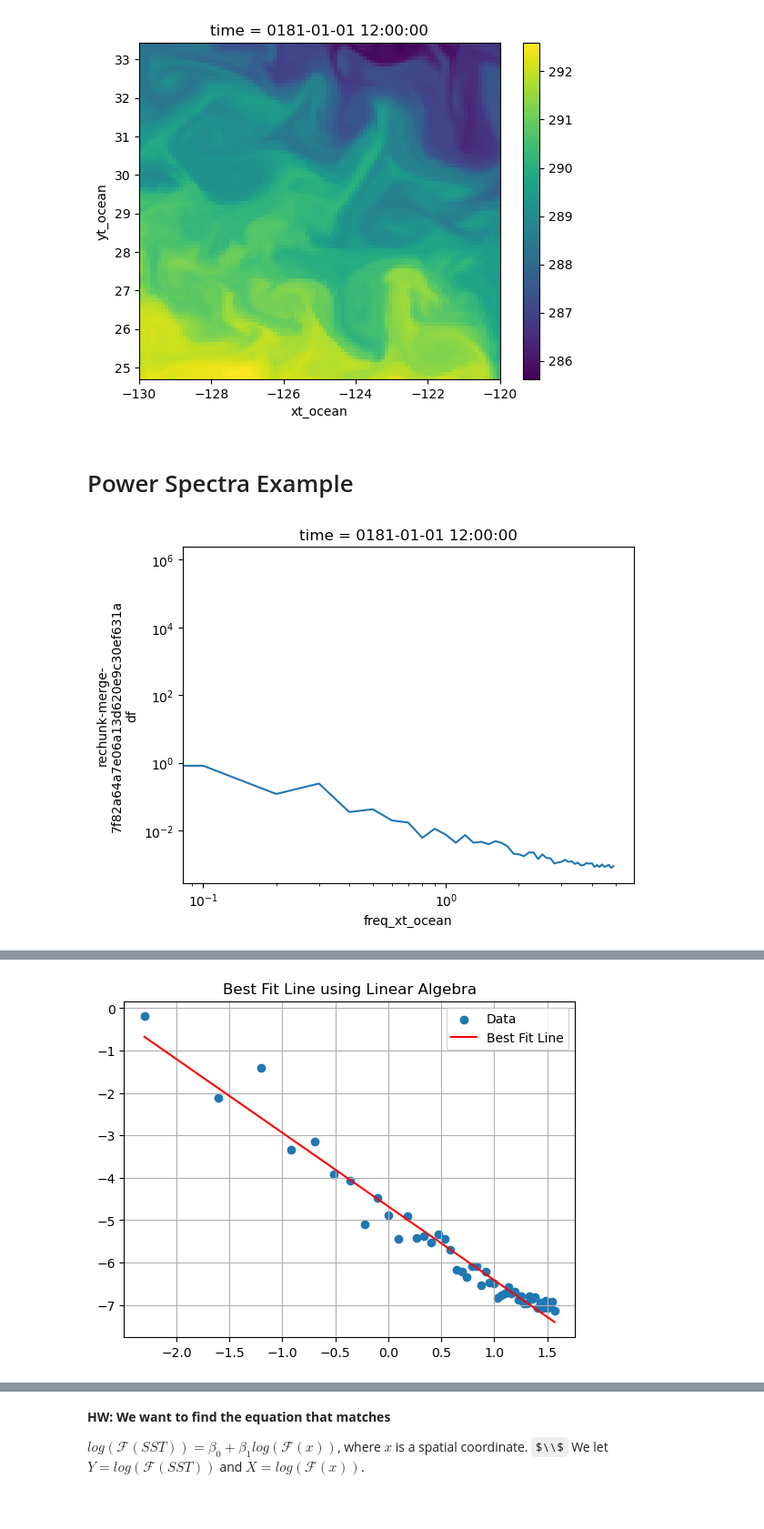
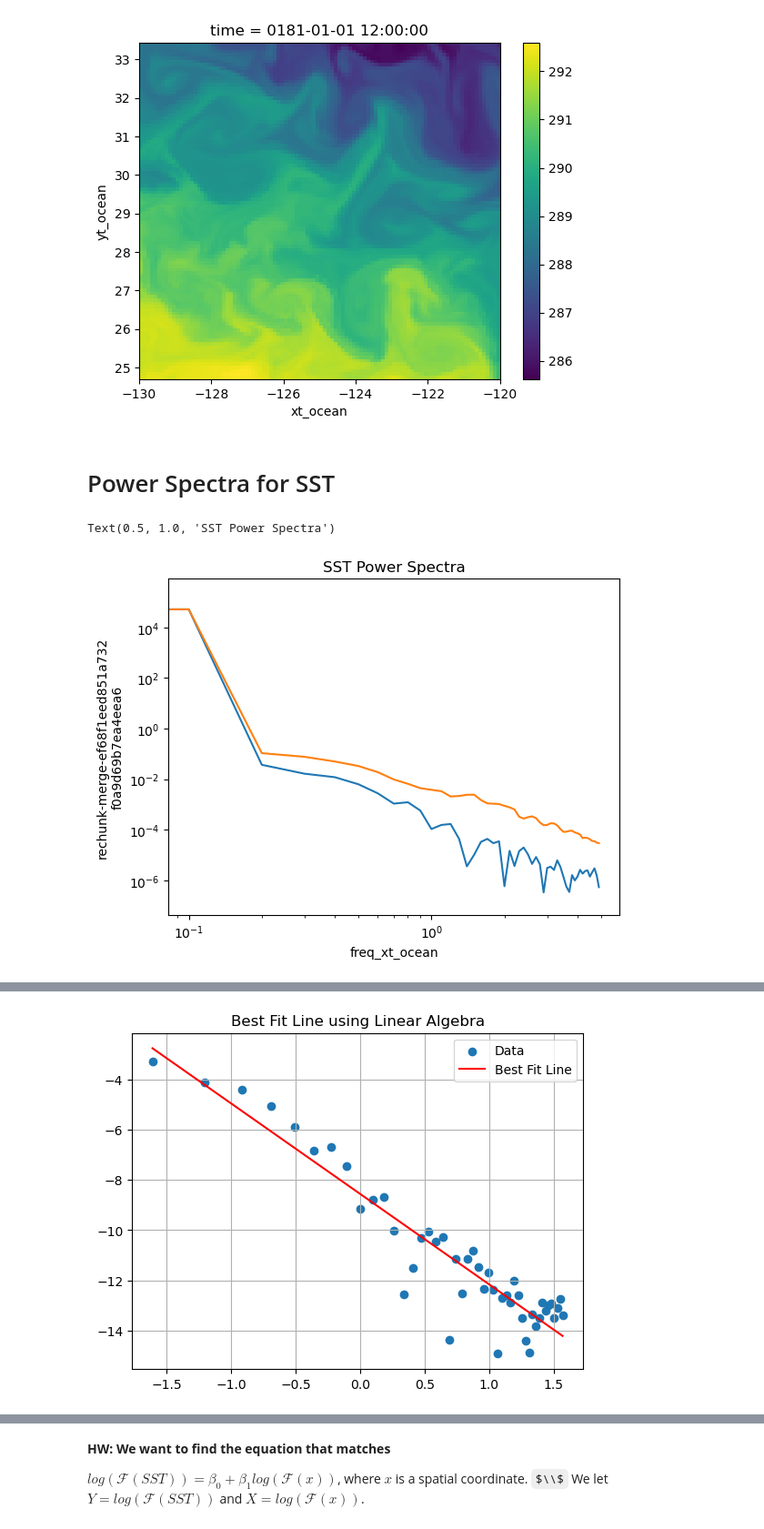
Before and after one commit to ocean-transport/air-sea-ML, a Jupyter notebook: powerSpectraTrial.ipynb, the cells around one changed output, grey strips where cells are left out. Shown at 91% size. Cells and saved outputs as stored; diff of their text form; code cells hidden in the pictures; some formulas as TeX source.

```diff
--- a/powerSpectraTrial.ipynb
+++ b/powerSpectraTrial.ipynb
@@ -243,4 +21,4 @@ def load_and_combine_cm26(
 # %%
-ds_merged  = load_and_combine_cm26(fs, inline_array=True)
+ds_merged = preprocess_data()
 ds_merged
 # %% [output]
@@ -400,14 +181,18 @@ Fda_1.real.plot()
 <matplotlib.collections.QuadMesh at 0x...>
 [figure]
 # %% [markdown]
-# Power Spectra Example
+# Power Spectra for SST
 # %%
-ps = xrft.power_spectrum(ds_finalTest.mean(dim='yt_ocean'), dim='xt_ocean')
+ps = xrft.power_spectrum(ds_finalTest.mean(dim='yt_ocean'), dim='xt_ocean', window=True)
+ps1 = xrft.power_spectrum(ds_finalTest, dim='xt_ocean', window=True).mean(dim='yt_ocean')
 ps.plot()
+ps1.plot()
 plt.yscale('log')
 plt.xscale('log')
+plt.title('SST Power Spectra')
 # %% [output]
+Text(0.5, 1.0, 'SST Power Spectra')
-[figure, old version]
+[figure, new version]
 # %%
 ps
 # %% [output]
@@ -438,25 +223,25 @@ Attributes: (0)
 # %%
 # Perform curve fitting
 import matplotlib.pyplot as plt
 
 x_data = np.log(ps.freq_xt_ocean)
 y_data = np.log(ps)
-x_data_np = x_data.values[51:-1] #log made first 51 x values nans or infs
-y_data_np = y_data.values[51:-1]
+x_data_np = x_data.values[52:-1] #log made first 51 x values nans or infs
+y_data_np = y_data.values[52:-1] #51st point is an outlier
 
 X = np.vstack((np.ones_like(x_data_np), x_data_np)).T
 beta = np.linalg.inv(X.T @ X) @ X.T @ y_data_np
 beta_0, beta_1 = beta
 
 plt.figure()
 plt.scatter(x_data_np, y_data_np, label='Data')
 plt.plot(x_data_np, beta_0 + beta_1 * x_data_np, 'r-', label='Best Fit Line')
 plt.legend()
 plt.title('Best Fit Line using Linear Algebra')
 plt.grid(True)  # Add grid for better visualization
 plt.show()
 # %% [output]
-[figure, old version]
+[figure, new version]
 # %% [markdown]
 #### Final fit equation:
 
```
Also changed, not shown: parts of 18 cells of this notebook.
